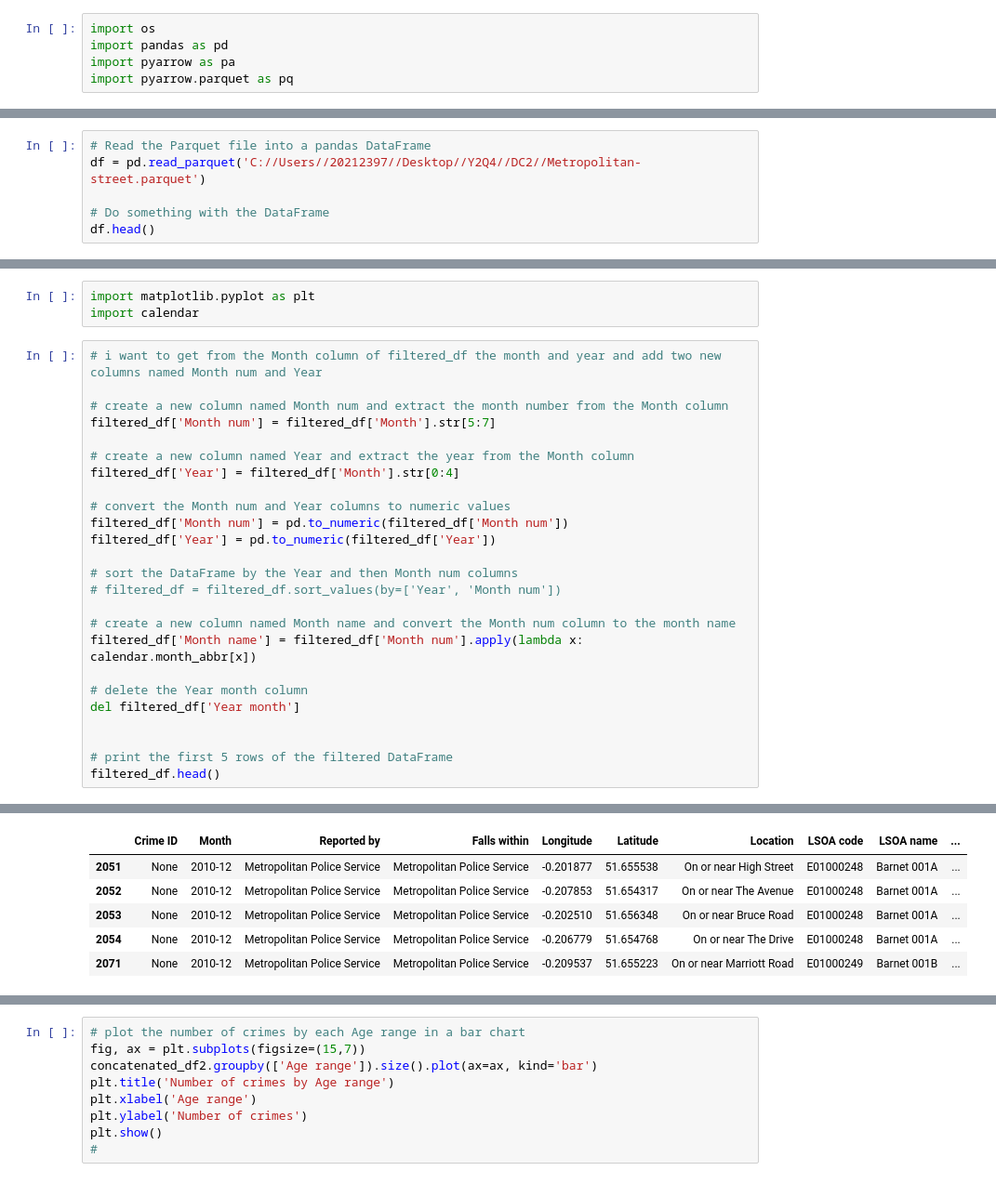
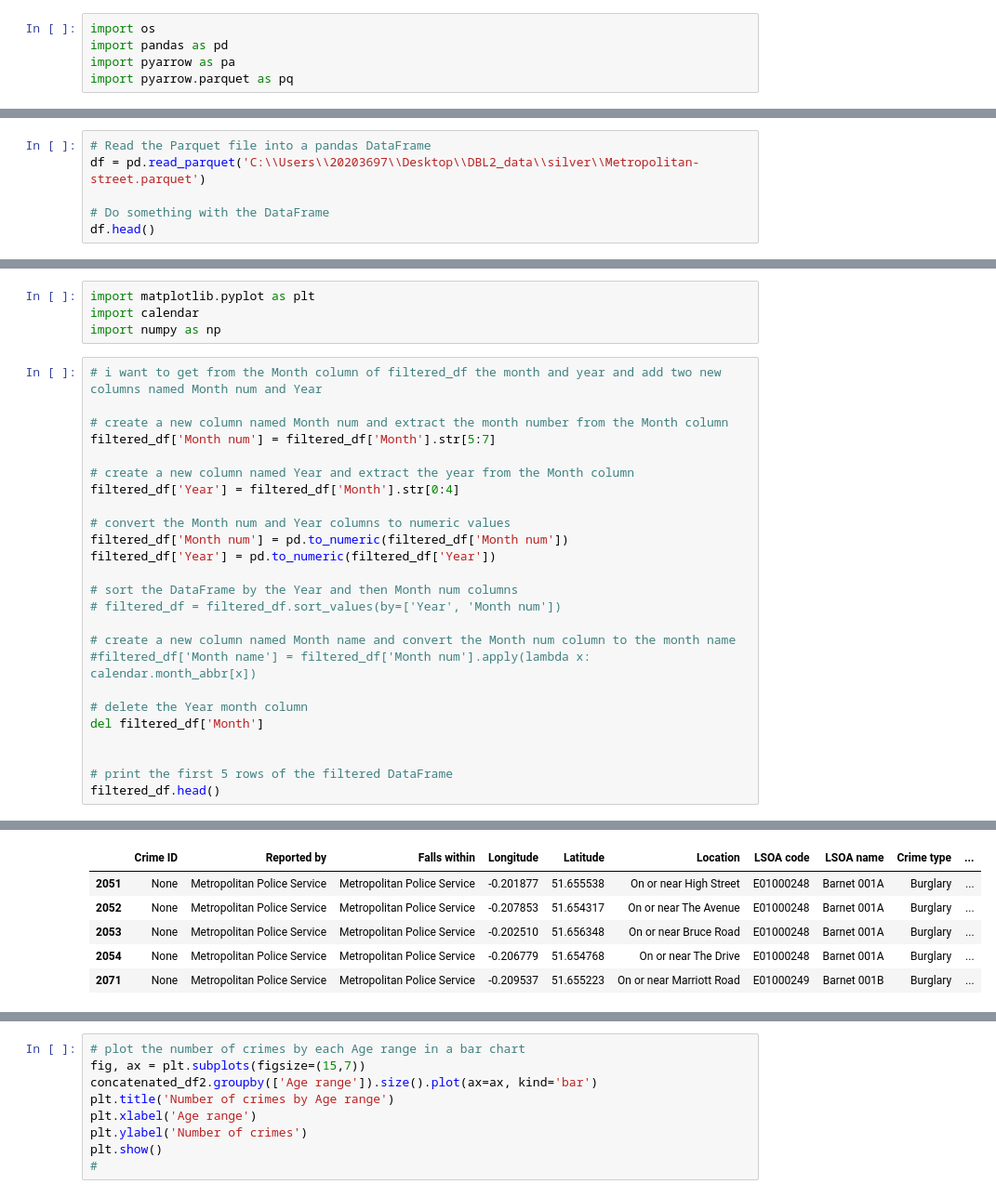
Before and after one commit to isavgt/JBG050-group11, a Jupyter notebook: data_cleaning.ipynb, the cells around one changed output, grey strips where cells are left out. Shown at 93% size. Drawn from its saved outputs; the diff is of its cells as text.

```diff
--- a/data_cleaning.ipynb
+++ b/data_cleaning.ipynb
@@ -40,6 +40,6 @@ Note: you may need to restart the kernel to use updated packages.
 # %%
 # Read the Parquet file into a pandas DataFrame
-df = pd.read_parquet('C://Users//20212397//Desktop//Y2Q4//DC2//Metropolitan-street.parquet')
+df = pd.read_parquet('C:\\Users\\20203697\\Desktop\\DBL2_data\\silver\\Metropolitan-street.parquet')
 
 # Do something with the DataFrame
 df.head()
@@ -83,6 +79,7 @@ Note: you may need to restart the kernel to use updated packages.
 # %%
 import matplotlib.pyplot as plt
 import calendar
+import numpy as np
 # %%
 # i want to get from the Month column of filtered_df the month and year and add two new columns named Month num and Year
 
@@ -100,10 +97,10 @@ filtered_df['Year'] = pd.to_numeric(filtered_df['Year'])
 # filtered_df = filtered_df.sort_values(by=['Year', 'Month num'])
 
 # create a new column named Month name and convert the Month num column to the month name
-filtered_df['Month name'] = filtered_df['Month num'].apply(lambda x: calendar.month_abbr[x])
+#filtered_df['Month name'] = filtered_df['Month num'].apply(lambda x: calendar.month_abbr[x])
 
 # delete the Year month column
-del filtered_df['Year month']
+del filtered_df['Month']
 
 
 # print the first 5 rows of the filtered DataFrame
@@ -112,6 +129,6 @@ filtered_df.head()
-|  | Crime ID | Month | Reported by | Falls within | Longitude | Latitude | Location | LSOA code | LSOA name | ... |
-| 2051 | None | 2010-12 | Metropolitan Police Service | Metropolitan Police Service | -0.201877 | 51.655538 | On or near High Street | E01000248 | Barnet 001A | ... |
-| 2052 | None | 2010-12 | Metropolitan Police Service | Metropolitan Police Service | -0.207853 | 51.654317 | On or near The Avenue | E01000248 | Barnet 001A | ... |
-| 2053 | None | 2010-12 | Metropolitan Police Service | Metropolitan Police Service | -0.202510 | 51.656348 | On or near Bruce Road | E01000248 | Barnet 001A | ... |
-| 2054 | None | 2010-12 | Metropolitan Police Service | Metropolitan Police Service | -0.206779 | 51.654768 | On or near The Drive | E01000248 | Barnet 001A | ... |
-| 2071 | None | 2010-12 | Metropolitan Police Service | Metropolitan Police Service | -0.209537 | 51.655223 | On or near Marriott Road | E01000249 | Barnet 001B | ... |
+|  | Crime ID | Reported by | Falls within | Longitude | Latitude | Location | LSOA code | LSOA name | Crime type | ... |
+| 2051 | None | Metropolitan Police Service | Metropolitan Police Service | -0.201877 | 51.655538 | On or near High Street | E01000248 | Barnet 001A | Burglary | ... |
+| 2052 | None | Metropolitan Police Service | Metropolitan Police Service | -0.207853 | 51.654317 | On or near The Avenue | E01000248 | Barnet 001A | Burglary | ... |
+| 2053 | None | Metropolitan Police Service | Metropolitan Police Service | -0.202510 | 51.656348 | On or near Bruce Road | E01000248 | Barnet 001A | Burglary | ... |
+| 2054 | None | Metropolitan Police Service | Metropolitan Police Service | -0.206779 | 51.654768 | On or near The Drive | E01000248 | Barnet 001A | Burglary | ... |
+| 2071 | None | Metropolitan Police Service | Metropolitan Police Service | -0.209537 | 51.655223 | On or near Marriott Road | E01000249 | Barnet 001B | Burglary | ... |
```
Also changed, not shown: parts of 9 cells of this notebook, 1 other file.
